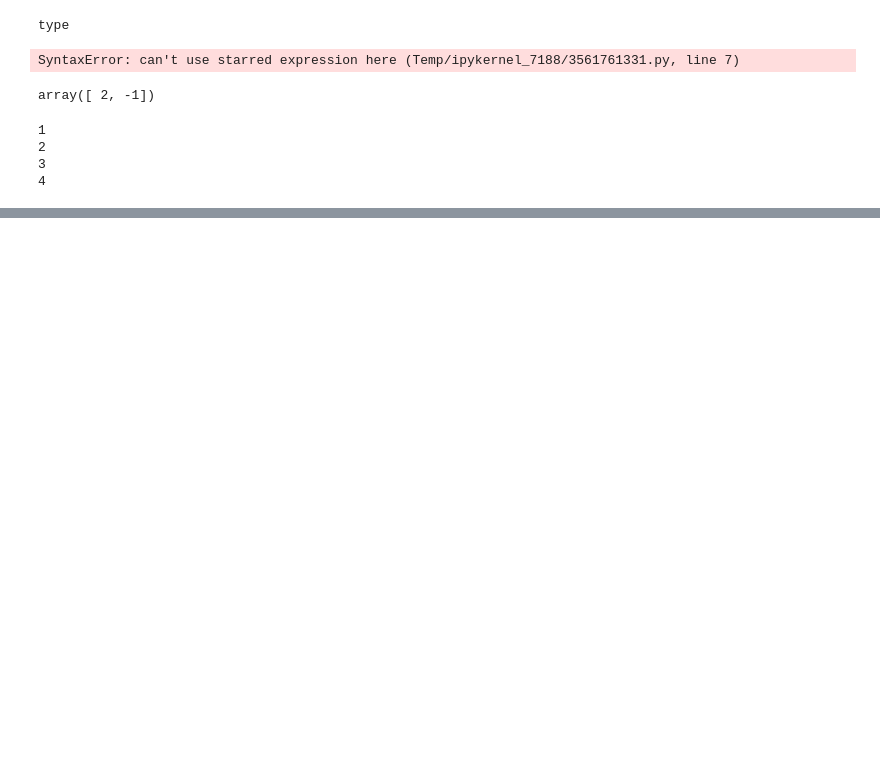
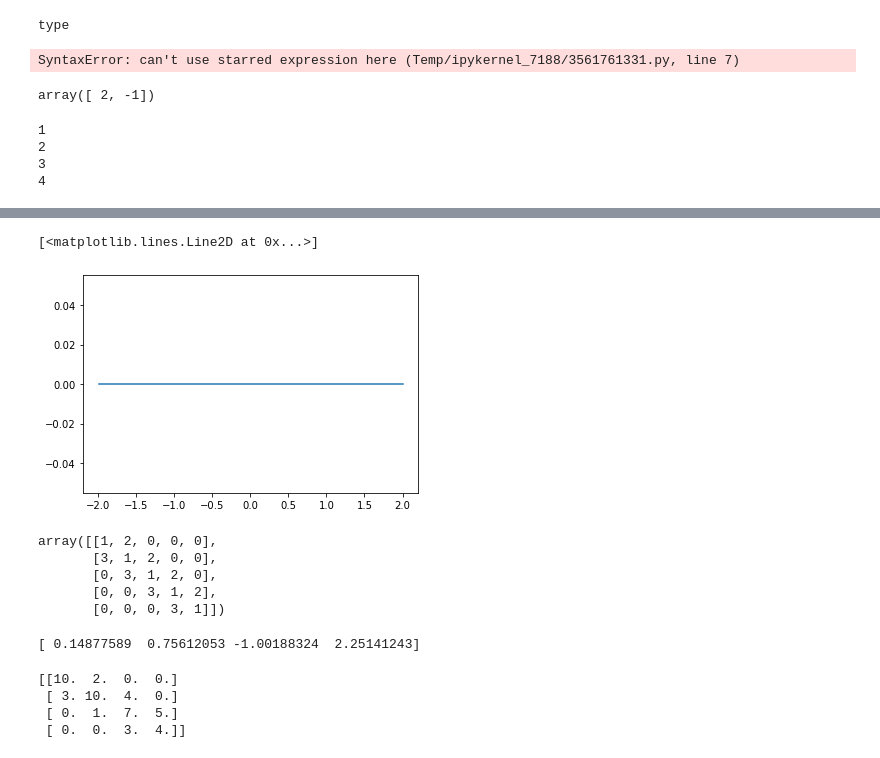
Before and after one commit to 11Kclarke/Scientific-Computing, a Jupyter notebook: test.ipynb, the cells around one changed output, grey strips where cells are left out. Drawn from its saved outputs; the diff is of its cells as text; code cells hidden in the pictures; blank space fills up the shorter version.

```diff
--- a/test.ipynb
+++ b/test.ipynb
@@ -29,3 +29,24 @@ for i in range(1,len(x)):
 2
 3
 4
+# %%
+def fsolvenotshit(f,numsolutions,domain,params=None,checks=10):
+
+    #domain has 2 values for each dimension of fs input
+    ranges=[]
+    for i in domain:
+        ranges.append(np.linspace(i[0],i[1],checks))
+    #list of lists of input vals
+    solutions = []
+    #print(params)
+    for i in ranges:
+        for j in i:
+            #print(j)
+            sol=fsolve(f,j)
+            if sol[0] not in solutions:
+                solutions.append(sol[0])
+            if len(solutions)==numsolutions:
+
+                return [i for i in solutions if i]
+    print("did not find intended number of solutions")
+    return [i for i in solutions if i]
@@ -31,0 +55,4 @@ for i in range(1,len(x)):
+# %%
+f = lambdify(x, sp.sin(x))
+k=fsolvenotshit(f,16,[[-10,10]])
+print(k)
@@ -31,0 +71,18 @@ for i in range(1,len(x)):
+# %%
+from sympy import lambdify, Matrix
+from sympy.abc import x, c
+from scipy.optimize import fsolve
+import matplotlib.pyplot as plt
+import numpy as np
+n=1000#number of parameter values
+xvals=np.linspace(-1,1,1000)
+cvals = np.linspace(-2,2,n)
+sol=np.zeros(n+1)
+k=1
+for i in cvals:
+    f = lambdify(x, x**3-x+i)
+    sol[k]=fsolvenotshit(f,10,[[-10,10]])
+    #plt.plot(f(xvals))
+
+plt.plot(cvals,sol[0:-1])
+# %% [output]
@@ -31,0 +91,16 @@ for i in range(1,len(x)):
+[<matplotlib.lines.Line2D at 0x...>]
+[figure, added]
+# %%
+import numpy as np
+mx=6
+d = np.diag([1]*(mx-1))
+d1 = np.diag([2]*(mx-2),k=1)
+d2 = np.diag([3]*(mx-2),k=-1)
+A=d+d1+d2
+A
+# %% [output]
+array([[1, 2, 0, 0, 0],
+       [3, 1, 2, 0, 0],
+       [0, 3, 1, 2, 0],
+       [0, 0, 3, 1, 2],
+       [0, 0, 0, 3, 1]])
@@ -31,0 +128,18 @@ for i in range(1,len(x)):
+# %%
+A = np.array([[10,2,0,0],[3,10,4,0],[0,1,7,5],[0,0,3,4]],dtype=float)
+
+a = np.array([3.,1,3])
+b = np.array([10.,10.,7.,4.])
+c = np.array([2.,4.,5.])
+d = np.array([3,4,5,6.])
+
+print (TDMAsolver(a, b, c, d))
+# %% [output]
+[ 0.14877589  0.75612053 -1.00188324  2.25141243]
+# %%
+print(A)
+# %% [output]
+[[10.  2.  0.  0.]
+ [ 3. 10.  4.  0.]
+ [ 0.  1.  7.  5.]
+ [ 0.  0.  3.  4.]]
```
Also changed, not shown: parts of 27 cells of this notebook, 1 other file.
